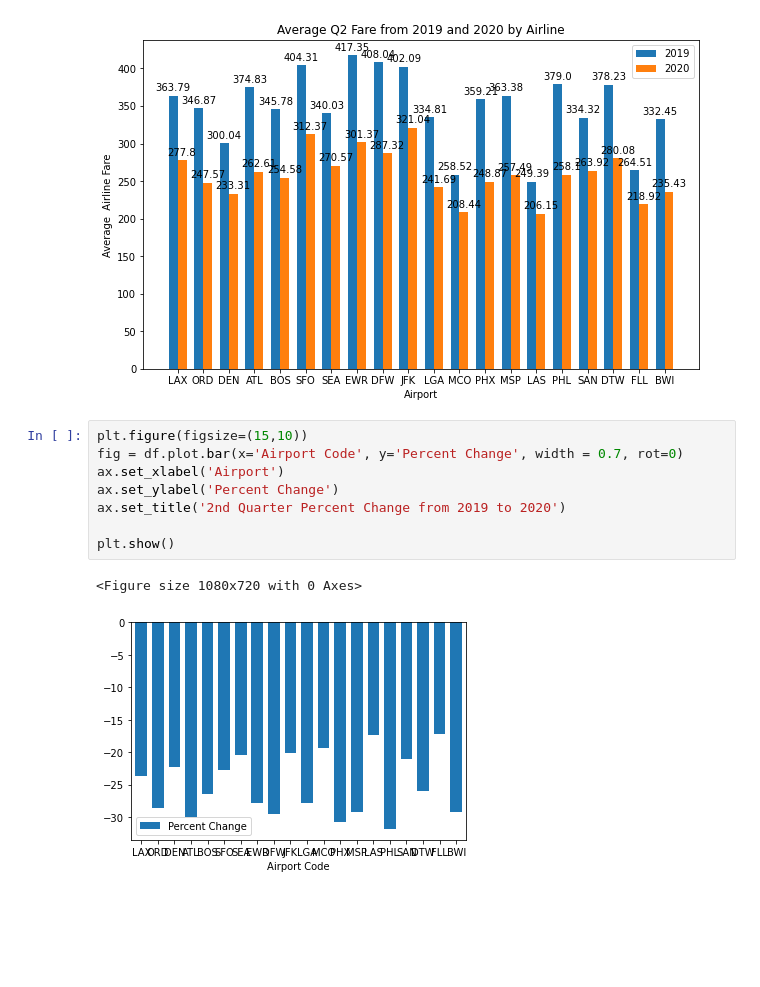
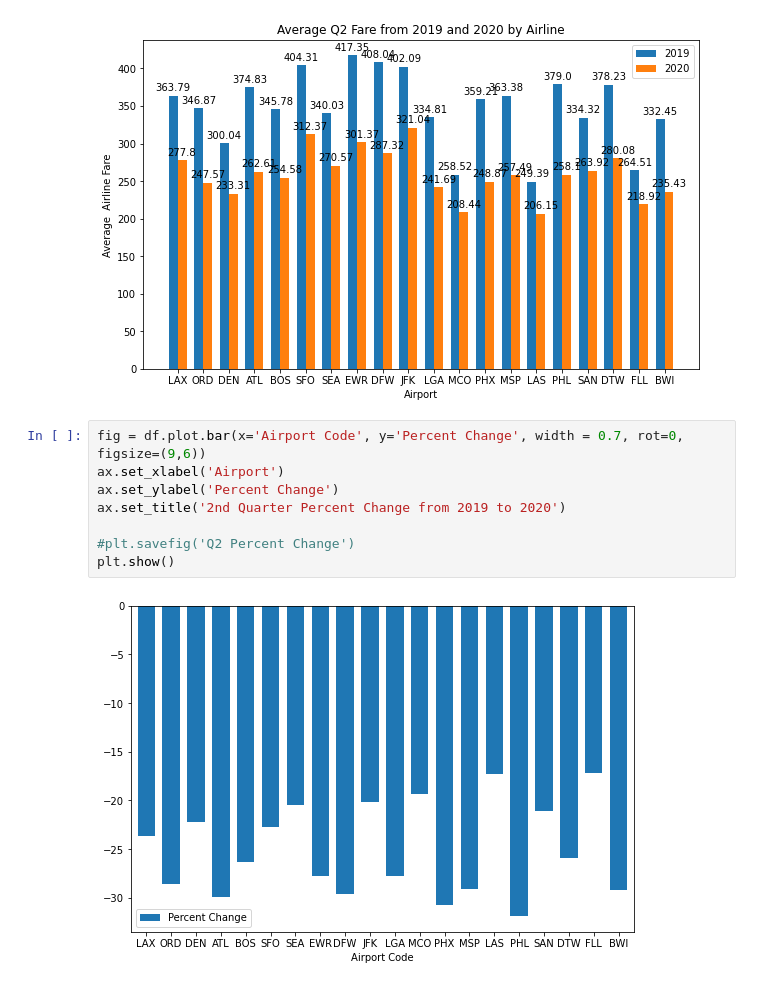
Before and after one commit to llhabers/Covid-19_Impact_on_the_US_Airline_Industry, a Jupyter notebook: samori/flight-fares.ipynb, the cells around one changed output. Saved outputs shown, nothing was run; the diff lists cells and outputs as text; blank space fills up the shorter version.

```diff
--- a/samori/flight-fares.ipynb
+++ b/samori/flight-fares.ipynb
@@ -85,13 +78,12 @@ plt.show()
 # %% [output]
 [figure]
 # %%
-plt.figure(figsize=(15,10))
-fig = df.plot.bar(x='Airport Code', y='Percent Change', width = 0.7, rot=0)
+fig = df.plot.bar(x='Airport Code', y='Percent Change', width = 0.7, rot=0, figsize=(9,6))
 ax.set_xlabel('Airport')
 ax.set_ylabel('Percent Change')
 ax.set_title('2nd Quarter Percent Change from 2019 to 2020')
 
+#plt.savefig('Q2 Percent Change')
 plt.show()
 # %% [output]
-<Figure size 1080x720 with 0 Axes>
-[figure, old version]
+[figure, new version]
```
Also changed, not shown: parts of 1 cell of this notebook, 1 other file.
